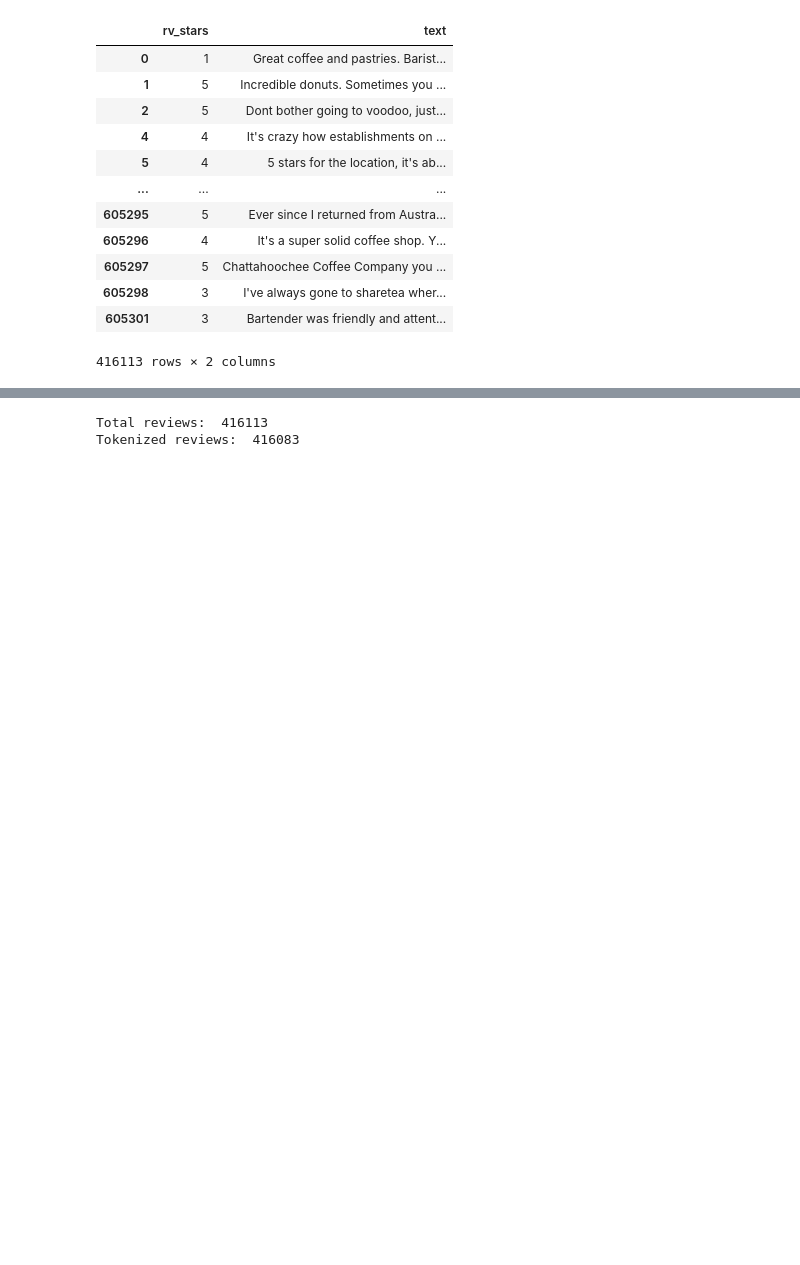
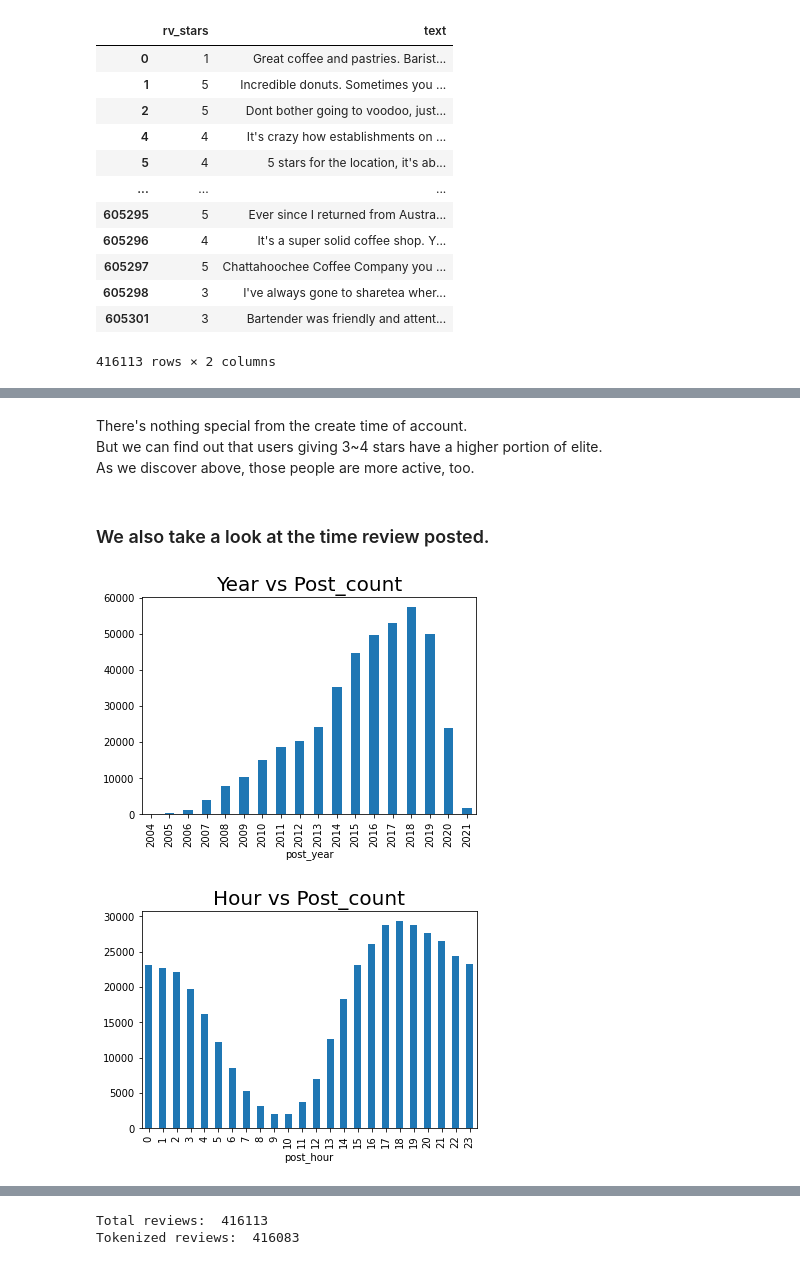
Before and after one commit to erojing/Analyzing_Yelp_Dataset, a Jupyter notebook: Final project.ipynb, the cells around one changed output, grey strips where cells are left out. Saved outputs shown, nothing was run; the diff lists cells and outputs as text; code cells hidden in the pictures; blank space fills up the shorter version.

```diff
--- a/Final project.ipynb
+++ b/Final project.ipynb
@@ -252,0 +272,6 @@ See the caveats in the documentation: https://pandas.pydata.org/pandas-docs/stab
+# %% [markdown]
+There's nothing special from the create time of account.
+But we can find out that users giving 3~4 stars have a higher portion of elite.
+As we discover above, those people are more active, too.
+# %% [markdown]
+### We also take a look at the time review posted.
@@ -252,0 +283,15 @@ See the caveats in the documentation: https://pandas.pydata.org/pandas-docs/stab
+# %%
+# Looking trend of yelp reviews by year/time
+# year/post_count
+plt.figure
+yelp_coffee_filtered.groupby('post_year')['text'].count().plot.bar()
+plt.title('Year vs Post_count',fontsize=20)
+plt.show()
+# hour/post_count
+plt.figure
+yelp_coffee_filtered.groupby('post_hour')['text'].count().plot.bar()
+plt.title('Hour vs Post_count',fontsize=20)
+plt.show()
+# %% [output]
+[figure, added]
+[figure, added]
```
Also changed, not shown: parts of 35 cells of this notebook, 1 other file.
